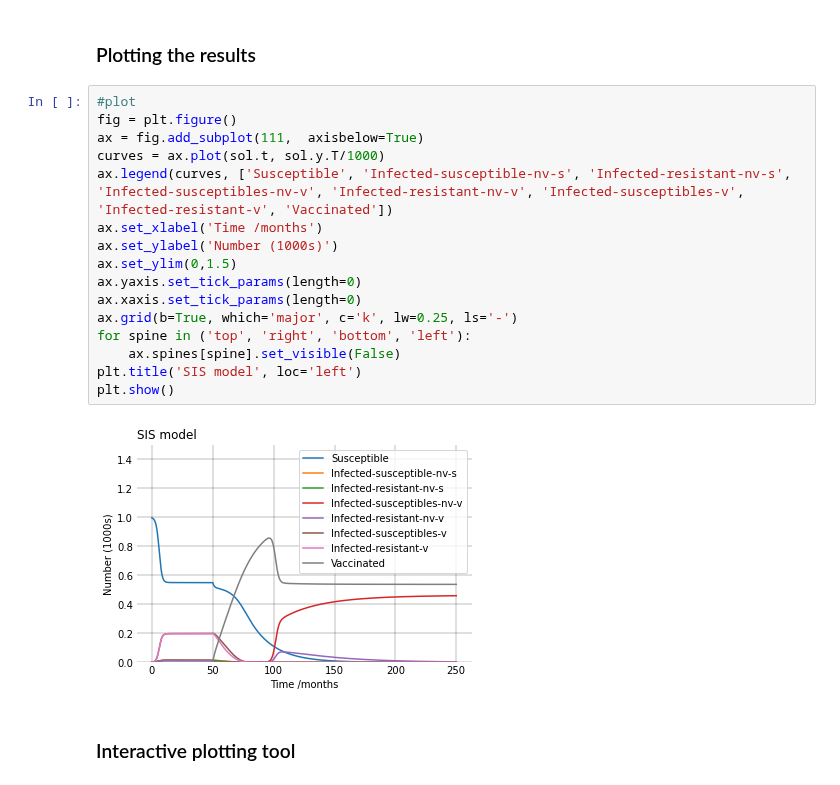
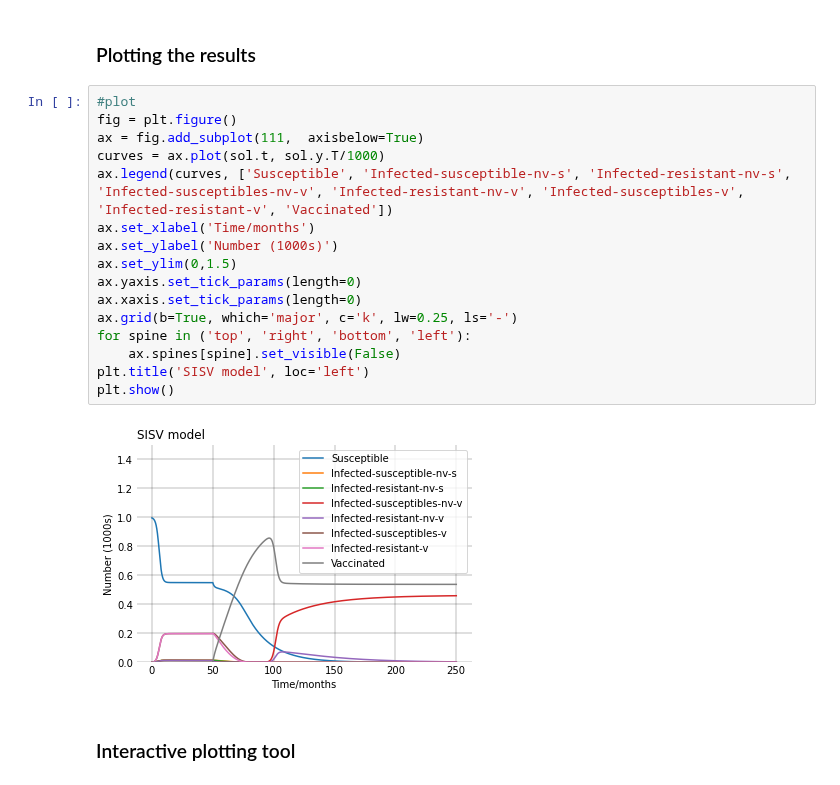
Before and after one commit to mjemons/IDD_TB, a Jupyter notebook: scripts/simulation-SISV.ipynb, the cells around one changed output. Saved outputs shown, nothing was run; the diff lists cells and outputs as text.

```diff
--- a/scripts/simulation-SISV.ipynb
+++ b/scripts/simulation-SISV.ipynb
@@ -147,21 +147,21 @@ sol = solve_ivp(SISV, [0,t], y0, rtol=1e-6, method = 'RK23', dense_output = True
 # %%
 #plot
 fig = plt.figure()
 ax = fig.add_subplot(111,  axisbelow=True)
 curves = ax.plot(sol.t, sol.y.T/1000)
 ax.legend(curves, ['Susceptible', 'Infected-susceptible-nv-s', 'Infected-resistant-nv-s', 'Infected-susceptibles-nv-v', 'Infected-resistant-nv-v', 'Infected-susceptibles-v', 'Infected-resistant-v', 'Vaccinated'])
-ax.set_xlabel('Time /months')
+ax.set_xlabel('Time/months')
 ax.set_ylabel('Number (1000s)')
 ax.set_ylim(0,1.5)
 ax.yaxis.set_tick_params(length=0)
 ax.xaxis.set_tick_params(length=0)
 ax.grid(b=True, which='major', c='k', lw=0.25, ls='-')
 for spine in ('top', 'right', 'bottom', 'left'):
     ax.spines[spine].set_visible(False)
-plt.title('SIS model', loc='left')
+plt.title('SISV model', loc='left')
 plt.show()
 # %% [output]
-[figure, old version]
+[figure, new version]
 # %% [markdown]
 ### Interactive plotting tool
 # %%
```
Also changed, not shown: parts of 1 cell of this notebook, 1 other file.
